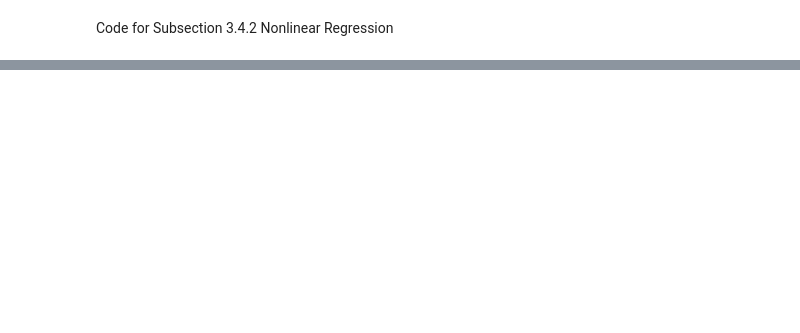
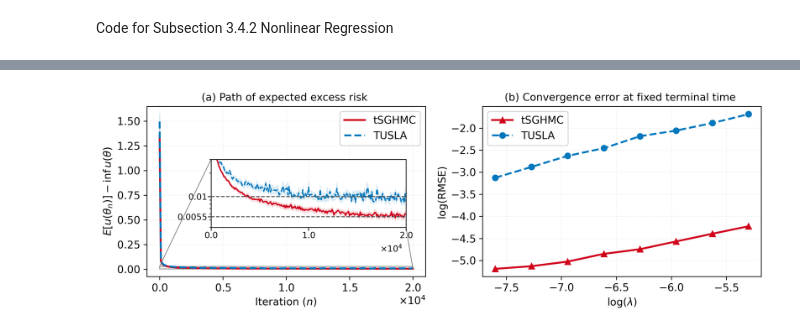
Before and after one commit to ZhuoranWangCn/tSGHMC, a Jupyter notebook: Example4.2_NN.ipynb, the cells around one changed output, grey strips where cells are left out. Cells and saved outputs as stored; diff of their text form; code cells hidden in the pictures; blank space fills up the shorter version.

```diff
--- a/Example4.2_NN.ipynb
+++ b/Example4.2_NN.ipynb
@@ -328,0 +295,93 @@ Estimated log-log slope (tSGHMC self-reference):  0.437963
+# %%
+# ============================================================
+# Combined Plot
+# ============================================================
+
+from mpl_toolkits.axes_grid1.inset_locator import inset_axes, mark_inset
+from matplotlib.ticker import NullFormatter
+
+plt.rcParams.update({"font.size": 11, "axes.labelsize": 11, "axes.titlesize": 11, "legend.fontsize": 11, "xtick.labelsize": 11, "ytick.labelsize": 11})
+fig, axes = plt.subplots(1, 2, figsize=(10, 3.5), dpi=300)
+
+ax = axes[0]
+ax.plot(eval_iters, tsghmc_mean, color="#d0021b", linewidth=2.0, label="tSGHMC")
+ax.fill_between(eval_iters, np.maximum(tsghmc_mean - tsghmc_se, 1e-16), tsghmc_mean + tsghmc_se, color="#d0021b", alpha=0.15)
+ax.plot(eval_iters, tusla_mean, color="#0277bd", linewidth=2.0, linestyle="--", label="TUSLA")
+ax.fill_between(eval_iters, np.maximum(tusla_mean - tusla_se, 1e-16), tusla_mean + tusla_se, color="#0277bd", alpha=0.15)
+# ax.set_yscale("log")
+ax.set_xlabel(r"Iteration $(n)$ ")
+ax.set_ylabel(r"$E[u(\theta_n)]-\inf u( \theta)$")
+ax.set_title("(a) Path of expected excess risk ")
+ax.grid(alpha=0.25, linestyle=":")
+ax.legend(frameon=True)
+sf_iter = ScalarFormatter(useMathText=True)
+sf_iter.set_scientific(True)
+sf_iter.set_powerlimits((0, 0))
+ax.xaxis.set_major_formatter(sf_iter)
+ax.ticklabel_format(axis="x", style="sci", scilimits=(0, 0))
+
+from mpl_toolkits.axes_grid1.inset_locator import inset_axes, mark_inset
+from matplotlib.ticker import NullFormatter
+
+# Inset: zoom in on late iterations
+axins = inset_axes(ax, width="70%", height="40%", loc="lower right", bbox_to_anchor=(-0.04, 0.24, 1, 1), bbox_transform=ax.transAxes, borderpad=0.8)
+
+zoom_start = int(0.0 * eval_iters[-1])
+zoom_end = eval_iters[-1]
+mask = (eval_iters >= zoom_start) & (eval_iters <= zoom_end)
+
+eps_plot = 1e-16
+tsghmc_mean_plot = np.maximum(tsghmc_mean, eps_plot)
+tusla_mean_plot = np.maximum(tusla_mean, eps_plot)
+tsghmc_lower = np.maximum(tsghmc_mean - tsghmc_se, eps_plot)
+tusla_lower = np.maximum(tusla_mean - tusla_se, eps_plot)
+
+axins.plot(eval_iters[mask], tsghmc_mean_plot[mask], color="#d0021b", linewidth=1.4)
+axins.fill_between(eval_iters[mask], tsghmc_lower[mask], tsghmc_mean[mask] + tsghmc_se[mask], color="#d0021b", alpha=0.10)
+axins.plot(eval_iters[mask], tusla_mean_plot[mask], color="#0277bd", linewidth=1.4, linestyle="--")
+axins.fill_between(eval_iters[mask], tusla_lower[mask], tusla_mean[mask] + tusla_se[mask], color="#0277bd", alpha=0.10)
+
+axins.set_yscale("log")
+threshold = 0.01
+axins.axhline(threshold, color="#4D4D4D", linestyle="--", linewidth=1, zorder=3)
+threshold1 = 0.0055
+axins.axhline(threshold1, color="#4D4D4D", linestyle="--", linewidth=1, zorder=3)
+axins.set_xlim(zoom_start, zoom_end)
+
+ymin = min(np.min(tsghmc_mean_plot[mask]), np.min(tusla_mean_plot[mask]))
+ymax = max(np.max(tsghmc_mean_plot[mask]), np.max(tusla_mean_plot[mask]))
+axins.set_ylim(max(ymin * 0.8, eps_plot), ymax * 1.25)
+
+axins.grid(alpha=0.25, linestyle=":")
+axins.tick_params(axis="both", labelsize=9, pad=1)
+
+axins.set_ylim(0.004, 0.03)
+
+x1 = zoom_start
+x2 = int((zoom_start + zoom_end) / 2)
+x3 = zoom_end
+axins.set_xticks([x1, x2, x3])
+axins.set_xticklabels([rf"${x1 / 1e4:.1f}$", rf"${x2 / 1e4:.1f}$", rf"${x3 / 1e4:.1f}$"], fontsize=9)
+axins.xaxis.get_offset_text().set_visible(False)
+axins.text(0.98, -0.25, r"$\times 10^4$", transform=axins.transAxes, fontsize=9, ha="right", va="top")
+
+axins.set_yticks([0.0055, 0.01])
+axins.set_yticklabels([r"$0.0055$", r"$0.01$"], fontsize=9)
+axins.yaxis.set_minor_formatter(NullFormatter())
+
+mark_inset(ax, axins, loc1=2, loc2=4, fc="none", ec="0.45", linewidth=0.7)
+
+ax = axes[1]
+ax.plot(np.log(lambda_list), np.log(rmse_tSGHMC_self), color="#d0021b", marker="^", linewidth=2.0, markersize=6.0, label="tSGHMC")
+ax.plot(np.log(lambda_list), np.log(rmse_TUSLA_self), color="#0277bd", marker="o", linestyle="--", linewidth=2.0, markersize=6.0, label="TUSLA")
+ax.set_xlabel(r"$\log(\lambda)$")
+ax.set_ylabel("log(RMSE)")
+ax.set_title("(b) Convergence error at fixed terminal time ")
+ax.grid(alpha=0.25, linestyle=":")
+ax.legend(frameon=True, loc="best")
+
+fig.tight_layout()
+plt.show()
+# fig.savefig("Example4_NN.png", dpi=220, bbox_inches="tight")
+# %% [output]
+[figure, added]
```
Also changed, not shown: parts of 3 cells of this notebook, 6 other files.
